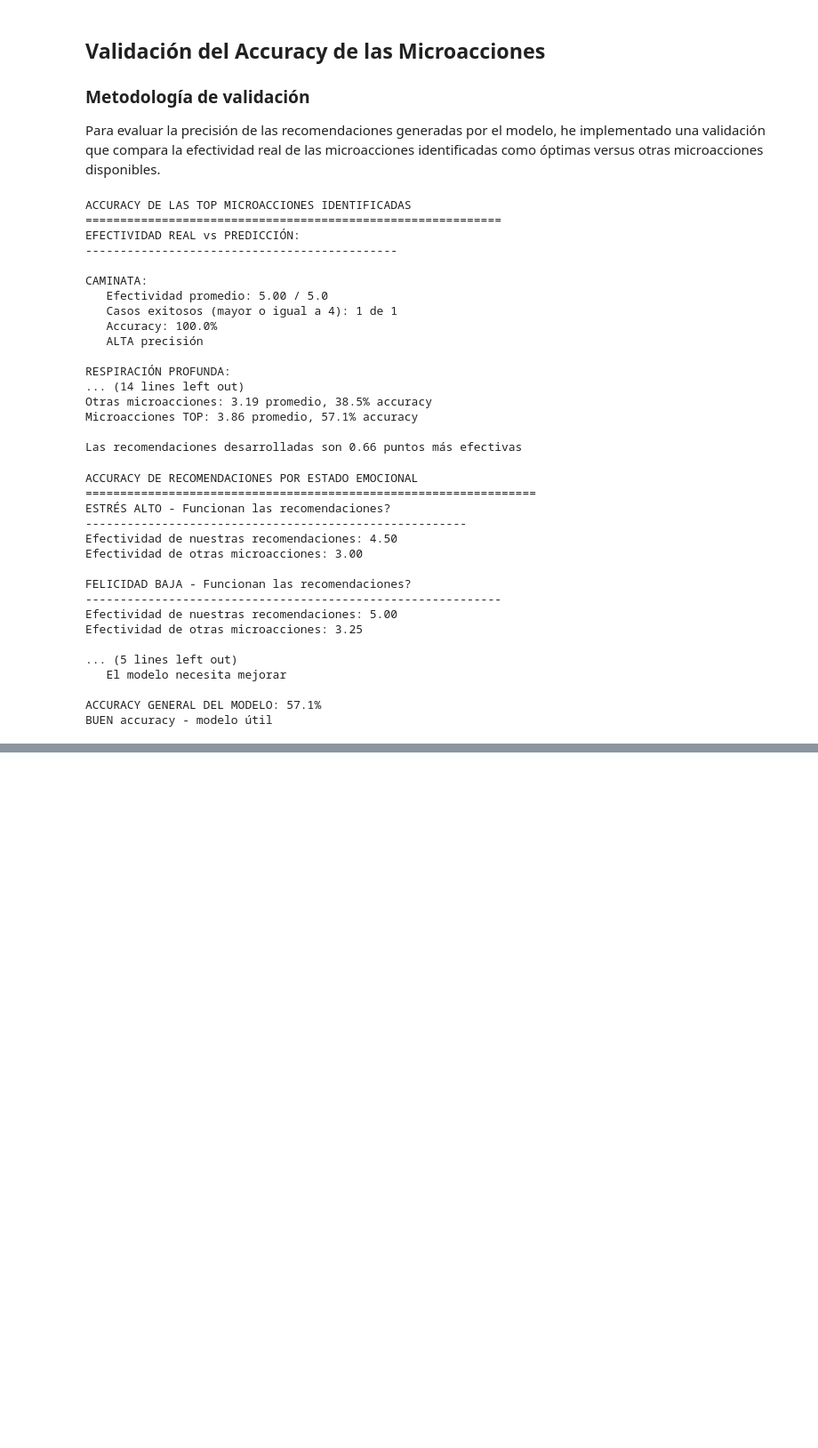
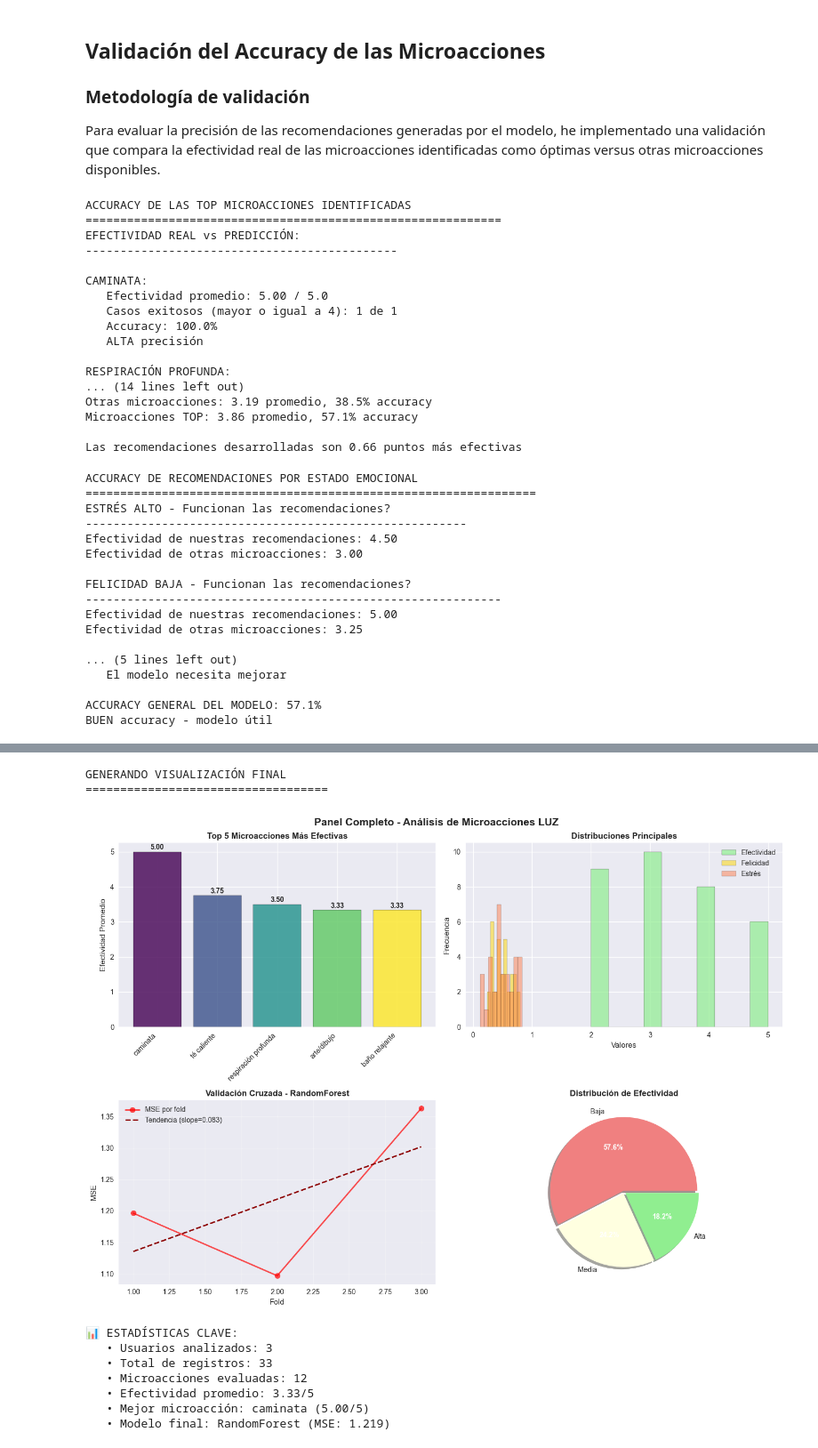
Before and after one commit to raquelmartinesbec-glitch/LUZ, a Jupyter notebook: datos_demo_luz/analisis_microacciones.ipynb, the cells around one changed output, grey strips where cells are left out. Shown at 89% size. Cells and saved outputs as stored; diff of their text form; code cells hidden in the pictures; blank space fills up the shorter version.

```diff
--- a/datos_demo_luz/analisis_microacciones.ipynb
+++ b/datos_demo_luz/analisis_microacciones.ipynb
@@ -26,7 +26,7 @@ plt.style.use('seaborn-v0_8')
 sns.set_palette("husl")
 
 # Cargar datos (ajustando la ruta para usar el archivo real)
-df = pd.read_csv("datos_demo_luz/feedbacks_microacciones.csv")
+df = pd.read_csv("feedbacks_microacciones.csv")
 
 # Mostrar información básica del dataset
 print("INFORMACIÓN BÁSICA DEL DATASET")
@@ -869 +1200,77 @@ BUEN accuracy - modelo útil
+# %%
+# VISUALIZACIÓN FINAL COMPREHENSIVA
+print("GENERANDO VISUALIZACIÓN FINAL")
+print("="*35)
+
+# Una sola figura con todos los análisis principales
+fig, ((ax1, ax2), (ax3, ax4)) = plt.subplots(2, 2, figsize=(14, 10))
+fig.suptitle('Panel Completo - Análisis de Microacciones LUZ', fontsize=15, fontweight='bold')
+
+# 1. Top microacciones por efectividad
+top_5 = efectividad_micro.head(5)
+colors = plt.cm.viridis(np.linspace(0, 1, len(top_5)))
+bars = ax1.bar(range(len(top_5)), top_5.values, color=colors, alpha=0.8, edgecolor='black')
+ax1.set_title('Top 5 Microacciones Más Efectivas', fontweight='bold')
+ax1.set_ylabel('Efectividad Promedio')
+ax1.set_xticks(range(len(top_5)))
+ax1.set_xticklabels(top_5.index, rotation=45, ha='right')
+for i, (bar, val) in enumerate(zip(bars, top_5.values)):
+    ax1.text(bar.get_x() + bar.get_width()/2., bar.get_height() + 0.02, f'{val:.2f}',
+             ha='center', va='bottom', fontweight='bold')
+
+# 2. Distribuciones principales
+ax2.hist(df_norm['efectividad'], bins=10, alpha=0.7, color='lightgreen', edgecolor='black', label='Efectividad')
+ax2.hist(df_norm['felicidad_previa'], bins=10, alpha=0.5, color='gold', edgecolor='black', label='Felicidad')
+ax2.hist(df_norm['estres_previo'], bins=10, alpha=0.5, color='coral', edgecolor='black', label='Estrés')
+ax2.set_title('Distribuciones Principales', fontweight='bold')
+ax2.set_xlabel('Valores')
+ax2.set_ylabel('Frecuencia')
+ax2.legend()
+
+# 3. Rendimiento del modelo por fold
+ax3.plot(folds, folds_mse, 'o-', linewidth=2, markersize=8, color='red', alpha=0.7, label='MSE por fold')
+ax3.plot(folds, intercept + slope * folds, '--', color='darkred', linewidth=2, label=f'Tendencia (slope={slope:.3f})')
+ax3.set_title(f'Validación Cruzada - {mejor_nombre}', fontweight='bold')
+ax3.set_xlabel('Fold')
+ax3.set_ylabel('MSE')
+ax3.legend()
+ax3.grid(True, alpha=0.3)
+
+# 4. Efectividad por estado emocional (simplificado)
+# Crear bins de efectividad
+df_norm['efectividad_bin'] = pd.cut(df_norm['efectividad'], bins=3, labels=['Baja', 'Media', 'Alta'])
+distribucion_efectividad = df_norm['efectividad_bin'].value_counts()
+colors_pie = ['lightcoral', 'lightyellow', 'lightgreen']
+wedges, texts, autotexts = ax4.pie(distribucion_efectividad.values,
+                                  labels=distribucion_efectividad.index,
+                                  autopct='%1.1f%%',
+                                  colors=colors_pie,
+                                  explode=[0.02] * len(distribucion_efectividad),
+                                  shadow=True)
+ax4.set_title('Distribución de Efectividad', fontweight='bold')
+for autotext in autotexts:
+    autotext.set_color('white')
+    autotext.set_fontweight('bold')
+
+plt.tight_layout()
+plt.show()
+
+print(f"\n📊 ESTADÍSTICAS CLAVE:")
+print(f"   • Usuarios analizados: {df_norm['usuario_id'].nunique()}")
+print(f"   • Total de registros: {len(df_norm)}")
+print(f"   • Microacciones evaluadas: {df_norm['microaccion'].nunique()}")
+print(f"   • Efectividad promedio: {df_norm['efectividad'].mean():.2f}/5")
+print(f"   • Mejor microacción: {efectividad_micro.index[0]} ({efectividad_micro.iloc[0]:.2f}/5)")
+print(f"   • Modelo final: {mejor_nombre} (MSE: {mejor[1]['mse_mean']:.3f})")
+# %% [output]
+GENERANDO VISUALIZACIÓN FINAL
+===================================
+[figure, added]
+📊 ESTADÍSTICAS CLAVE:
+   • Usuarios analizados: 3
+   • Total de registros: 33
+   • Microacciones evaluadas: 12
+   • Efectividad promedio: 3.33/5
+   • Mejor microacción: caminata (5.00/5)
+   • Modelo final: RandomForest (MSE: 1.219)
 # %% [markdown]
```
Also changed, not shown: parts of 9 cells of this notebook, 11 other files.
